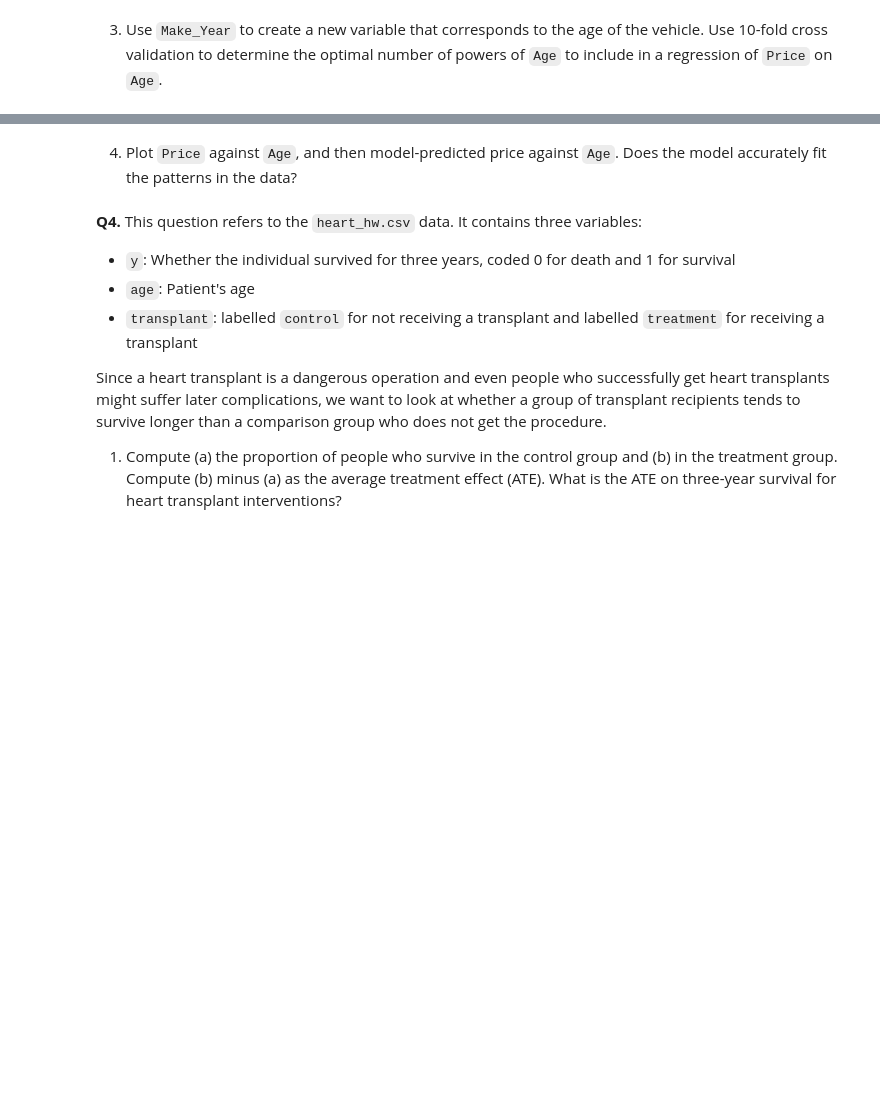
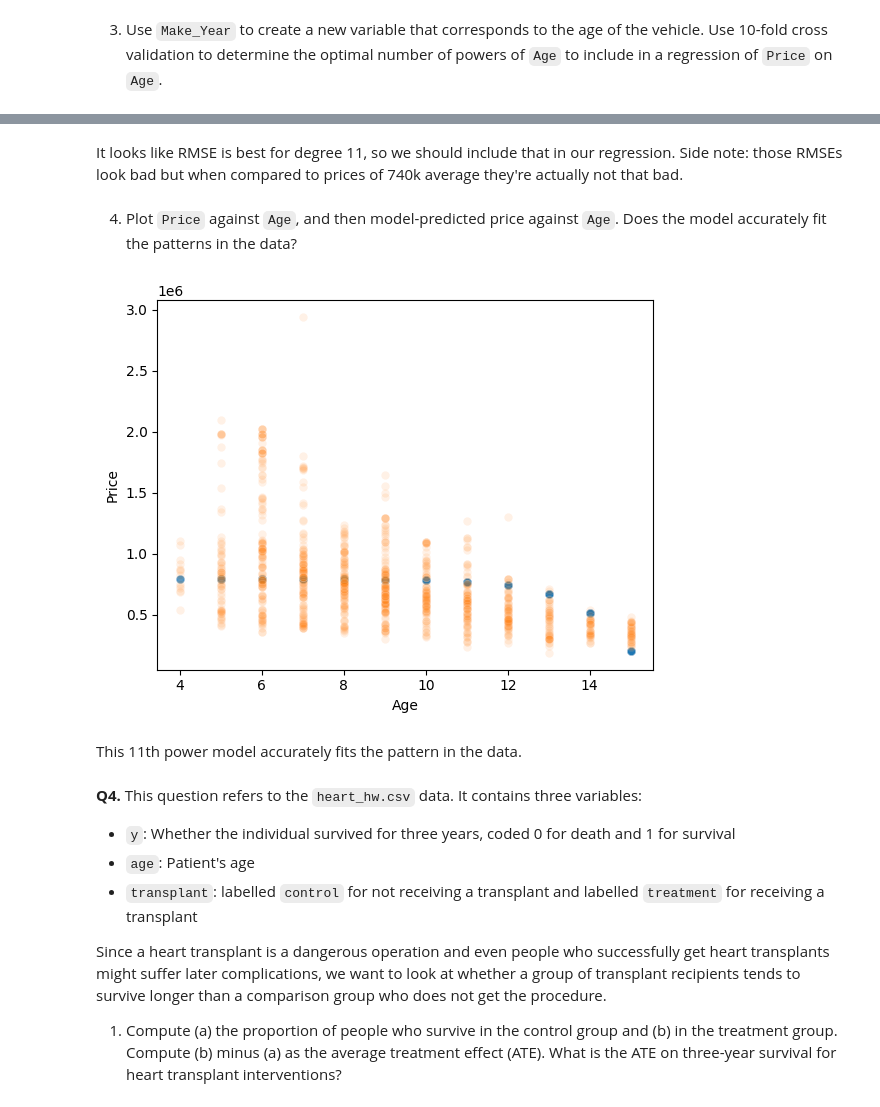
Before and after one commit to calvinpan1/ds3001_assignments, a Jupyter notebook: 03_assignment_linear_models.ipynb, the cells around one changed output, grey strips where cells are left out. Drawn from its saved outputs; the diff is of its cells as text; code cells hidden in the pictures; blank space fills up the shorter version.

```diff
--- a/03_assignment_linear_models.ipynb
+++ b/03_assignment_linear_models.ipynb
@@ -310,2 +388,5 @@ None of our models are accurate at predicting prices: RMSEs are around 9k, which
 # %% [markdown]
 3. Use `Make_Year` to create a new variable that corresponds to the age of the vehicle. Use 10-fold cross validation to determine the optimal number of powers of `Age` to include in a regression of `Price` on `Age`.
+# %%
+cars['Age'] = 2026 - cars['Make_Year']
+cars.head()
@@ -312,5 +438,26 @@ None of our models are accurate at predicting prices: RMSEs are around 9k, which
+# %% [markdown]
+It looks like RMSE is best for degree 11, so we should include that in our regression. Side note: those RMSEs look bad but when compared to prices of 740k average they're actually not that bad.
 # %% [markdown]
- 4. Plot `Price` against `Age`, and then model-predicted price against `Age`. Does the model accurately fit the patterns in the data?
+ 4. Plot `Price` against
+`Age`, and then model-predicted price against `Age`. Does the model accurately fit the patterns in the data?
+# %%
+# Plot with model
+X = cars[['Age']]
+y = cars['Price']
+
+# Fit model
+reg = LinearRegression(fit_intercept=True).fit(X ** 11, y)
+y_hat = reg.predict(X ** 11)
+
+# Plot
+sns.scatterplot(y=y_hat, x=X['Age'], alpha=.1)
+# Plot without model
+sns.scatterplot(y=cars['Price'], x = cars['Age'], alpha=.1)
+plt.show()
+# %% [output]
+[figure, added]
+# %% [markdown]
+This 11th power model accurately fits the pattern in the data.
 # %% [markdown]
 **Q4.** This question refers to the `heart_hw.csv` data. It contains three variables:
 
```
Also changed, not shown: parts of 31 cells of this notebook.
